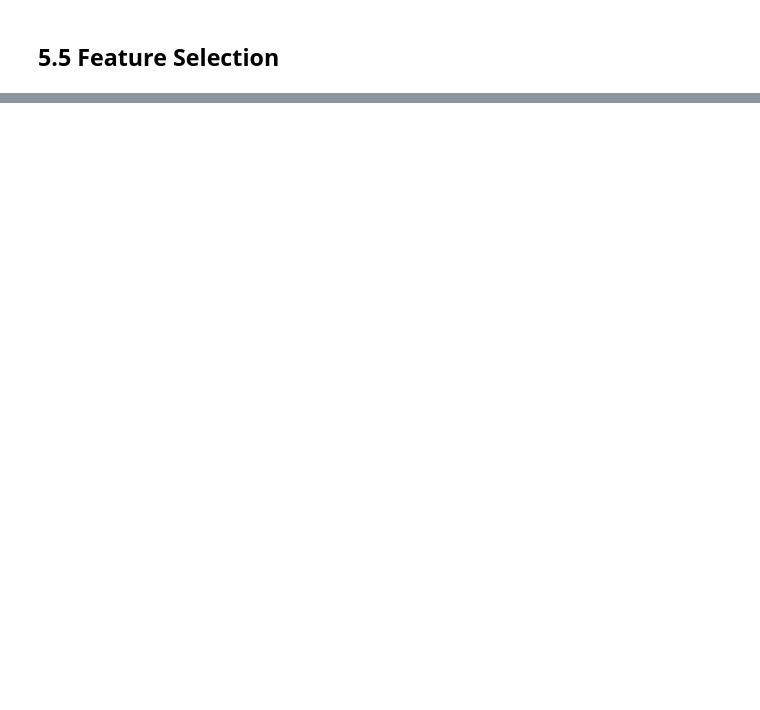
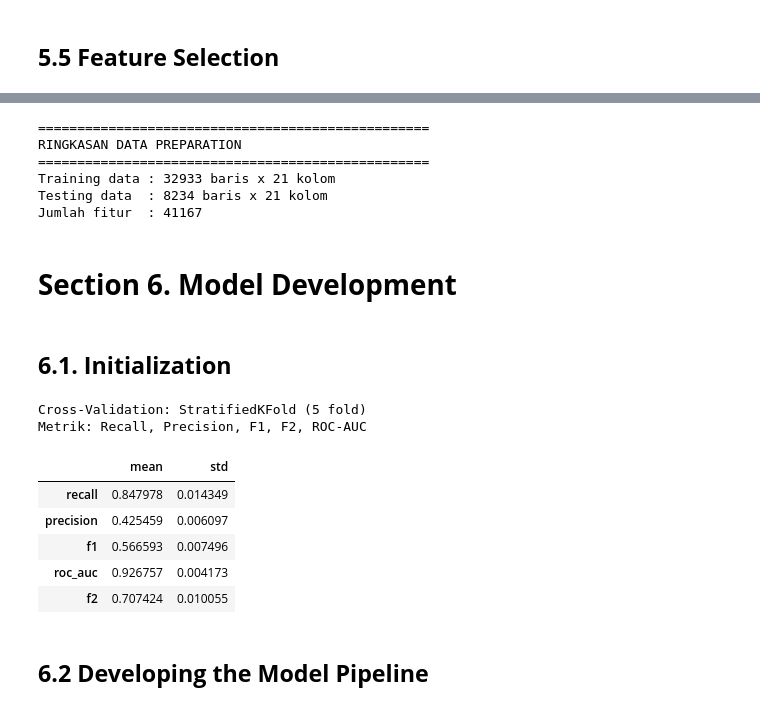
Before and after one commit to haneandreanu/bank-marketing, a Jupyter notebook: notebook/bank-marketing-analysis.ipynb, the cells around one changed output, grey strips where cells are left out. Saved outputs shown, nothing was run; the diff lists cells and outputs as text; code cells hidden in the pictures; blank space fills up the shorter version.

Commit message:
until model ensamble

```diff
--- a/notebook/bank-marketing-analysis.ipynb
+++ b/notebook/bank-marketing-analysis.ipynb
@@ -760,0 +854,67 @@ TypeError: boolean value of NA is ambiguous
+# %%
+print("=" * 50)
+print("RINGKASAN DATA PREPARATION")
+print("=" * 50)
+print(f"Training data : {x_train.shape[0]} baris x {x_train.shape[1]} kolom")
+print(f"Testing data  : {x_test.shape[0]} baris x {x_test.shape[1]} kolom")
+print(f"Jumlah fitur  : {len(feature)}")
+# %% [output]
+==================================================
+RINGKASAN DATA PREPARATION
+==================================================
+Training data : 32933 baris x 21 kolom
+Testing data  : 8234 baris x 21 kolom
+Jumlah fitur  : 41167
+# %% [markdown]
+# **Section 6. Model Development**
+# %% [markdown]
+## **6.1. Initialization**
+# %%
+# F2 scorer
+f2_scorer = make_scorer(fbeta_score, beta=2)
+
+# cross validation
+cv = StratifiedKFold(n_splits=5, shuffle=True, random_state=RANDOM_STATE)
+
+# scoring
+scoring = {
+    'recall'   : 'recall',
+    'precision': 'precision',
+    'f1'       : 'f1',
+    'roc_auc'  : 'roc_auc',
+    'f2'       : f2_scorer
+}
+
+def run_cv(base_pipeline, x_train, y_train):
+    """Jalankan cross-validation dan kembalikan ringkasan metrik."""
+    results = cross_validate(base_pipeline, x_train, y_train, cv=cv, scoring=scoring, n_jobs=-1)
+    summary = {}
+    for m in scoring:
+        scores = results[f'test_{m}']
+        summary[m] = {'mean': scores.mean(), 'std': scores.std()}
+    return summary
+
+print("Cross-Validation: StratifiedKFold (5 fold)")
+print("Metrik: Recall, Precision, F1, F2, ROC-AUC")
+# %% [output]
+Cross-Validation: StratifiedKFold (5 fold)
+Metrik: Recall, Precision, F1, F2, ROC-AUC
+# %%
+cv_result = run_cv(
+    base_pipeline,
+    x_train,
+    y_train
+)
+# %%
+# save to dataframe
+cv_summary = pd.DataFrame(cv_result).T
+cv_summary
+# %% [output]
+|  | mean | std |
+| recall | 0.847978 | 0.014349 |
+| precision | 0.425459 | 0.006097 |
+| f1 | 0.566593 | 0.007496 |
+| roc_auc | 0.926757 | 0.004173 |
+| f2 | 0.707424 | 0.010055 |
+# %% [markdown]
+## **6.2 Developing the Model Pipeline**
```
Also changed, not shown: parts of 27 cells of this notebook.
